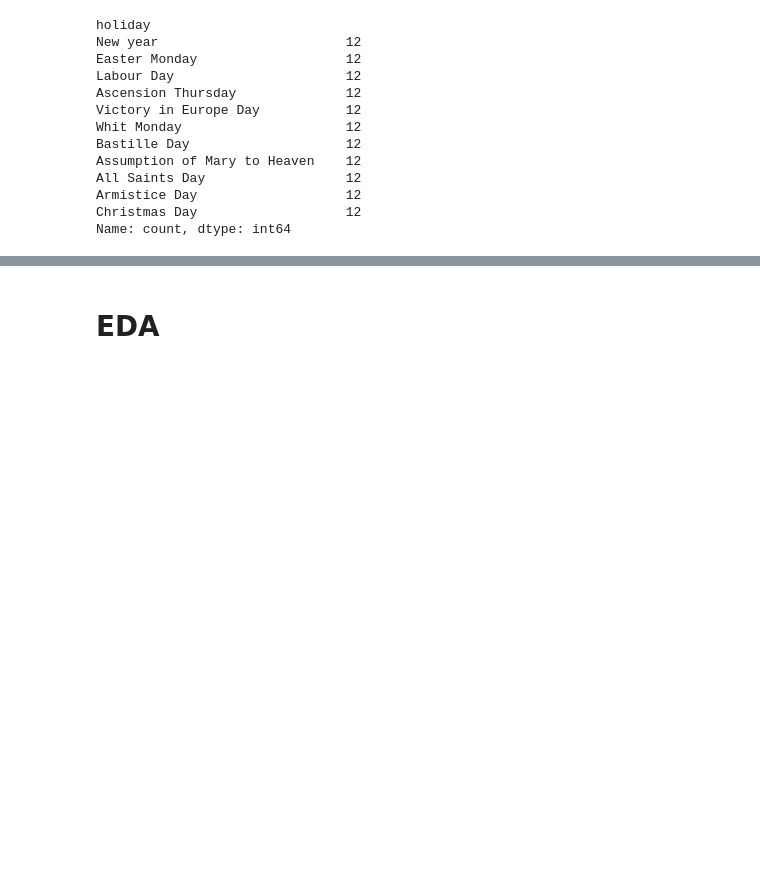
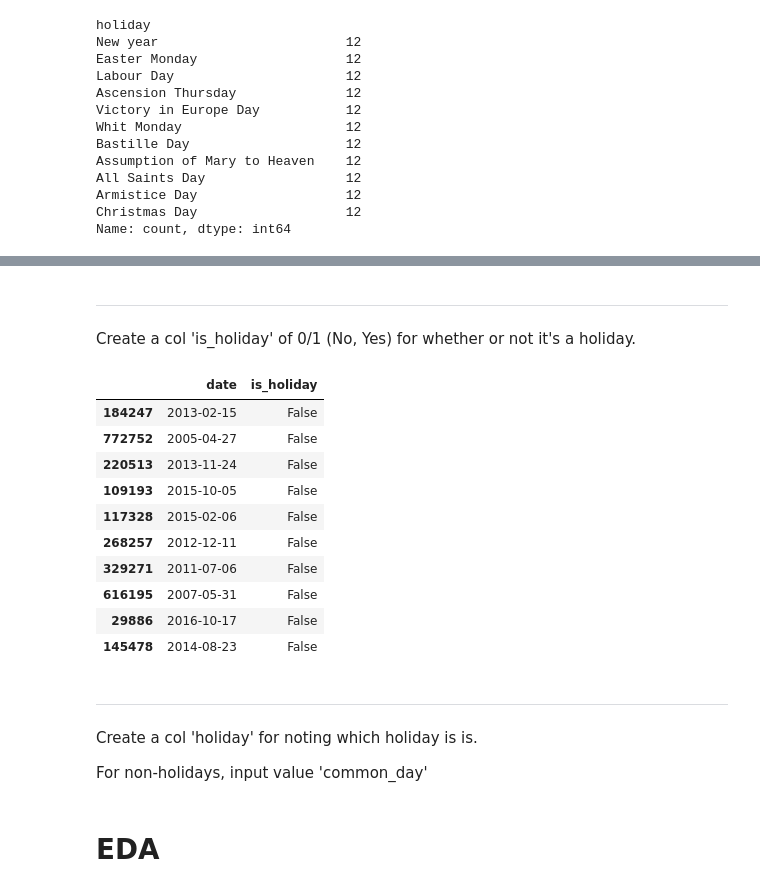
Before and after one commit to August-JF-Perez/AugustP_Crash_Location_Characterization, a Jupyter notebook: Capstone 3 Data Wrangling and EDA.ipynb, the cells around one changed output, grey strips where cells are left out. Drawn from its saved outputs; the diff is of its cells as text; code cells hidden in the pictures; blank space fills up the shorter version.

```diff
--- a/Capstone 3 Data Wrangling and EDA.ipynb
+++ b/Capstone 3 Data Wrangling and EDA.ipynb
@@ -1404,3 +1367,0 @@ df_main.rename({'year_an' : 'year', 'month_mois' : 'month', 'day_jour' : 'day'},
-# %%
-df_main[['year', 'month', 'day']] = df_main[['year', 'month', 'day']].astype(object)
-df_main[['year', 'month', 'day']].dtypes
@@ -1419,2 +1367,0 @@ Name: 2830, dtype: object
-# %%
-df_main['date'] = pd.to_datetime(df_main[['year', 'month', 'day']], yearfirst=True)#, errors='coerce')
@@ -1451,0 +1371,4 @@ dates_nat[['year', 'month', 'day', 'date']]
+# %%
+df_main['date'] = pd.to_datetime(df_main[['year_an', 'month_mois', 'day_jour']]
+                                 .rename(columns={'year_an': 'year', 'month_mois': 'month', 'day_jour': 'day'})
+                                 .assign(year=lambda x: x['year']+2000))
@@ -1451,0 +1384,24 @@ dates_nat[['year', 'month', 'day', 'date']]
+# %% [markdown]
+____
+Create a col 'is_holiday' of 0/1 (No, Yes) for whether or not it's a holiday.
+# %%
+df_main['is_holiday'] = df_main['date'].isin(df_holiday['date'])
+# %%
+df_main[['date', 'is_holiday']].sample(10)
+# %% [output]
+|  | date | is_holiday |
+| 184247 | 2013-02-15 | False |
+| 772752 | 2005-04-27 | False |
+| 220513 | 2013-11-24 | False |
+| 109193 | 2015-10-05 | False |
+| 117328 | 2015-02-06 | False |
+| 268257 | 2012-12-11 | False |
+| 329271 | 2011-07-06 | False |
+| 616195 | 2007-05-31 | False |
+| 29886 | 2016-10-17 | False |
+| 145478 | 2014-08-23 | False |
+# %% [markdown]
+____
+Create a col 'holiday' for noting which holiday is is.
+
+For non-holidays, input value 'common_day'
```
Also changed, not shown: parts of 15 cells of this notebook, 1 other file.
